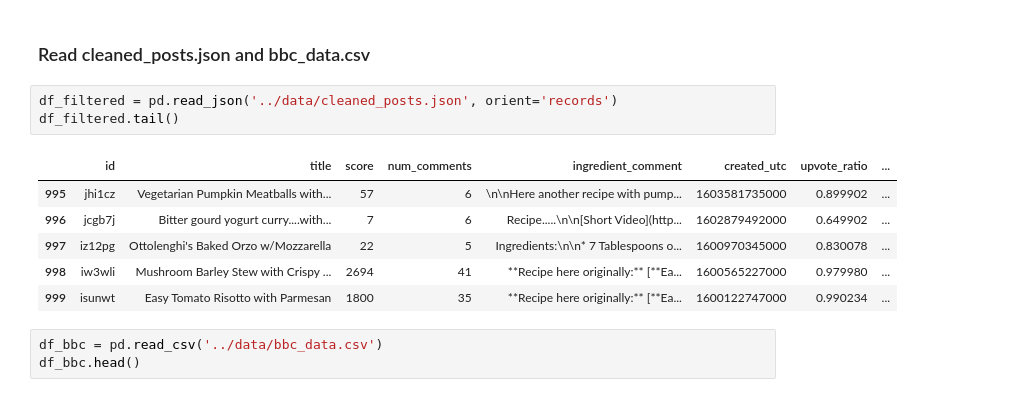
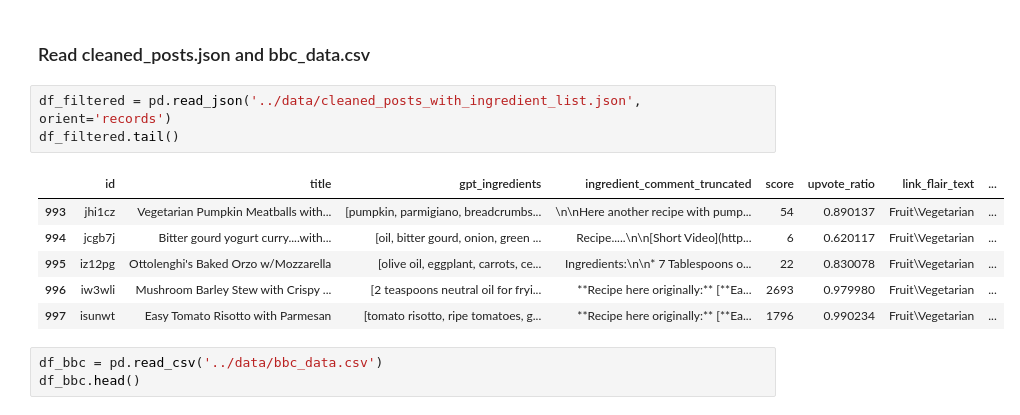
Before and after one commit to lse-ds105/ds105a-project-chadgpt, a Jupyter notebook: notebooks/04 Tests for Cosine Similarity.ipynb, the cells around one changed output. Drawn from its saved outputs; the diff is of its cells as text.

```diff
--- a/notebooks/04 Tests for Cosine Similarity.ipynb
+++ b/notebooks/04 Tests for Cosine Similarity.ipynb
@@ -86,15 +86,15 @@ df_bbc.to_csv('../data/bbc_data.csv', index=False)
 # %% [markdown]
 ### Read cleaned_posts.json and bbc_data.csv
 # %%
-df_filtered = pd.read_json('../data/cleaned_posts.json', orient='records')
+df_filtered = pd.read_json('../data/cleaned_posts_with_ingredient_list.json', orient='records')
 df_filtered.tail()
 # %% [output]
-|  | id | title | score | num_comments | ingredient_comment | created_utc | upvote_ratio | ... |
-| 995 | jhi1cz | Vegetarian Pumpkin Meatballs with... | 57 | 6 | \n\nHere another recipe with pump... | 1603581735000 | 0.899902 | ... |
-| 996 | jcgb7j | Bitter gourd yogurt curry....with... | 7 | 6 | Recipe.....\n\n[Short Video](http... | 1602879492000 | 0.649902 | ... |
-| 997 | iz12pg | Ottolenghi's Baked Orzo w/Mozzarella | 22 | 5 | Ingredients:\n\n* 7 Tablespoons o... | 1600970345000 | 0.830078 | ... |
-| 998 | iw3wli | Mushroom Barley Stew with Crispy ... | 2694 | 41 | **Recipe here originally:** [**Ea... | 1600565227000 | 0.979980 | ... |
-| 999 | isunwt | Easy Tomato Risotto with Parmesan | 1800 | 35 | **Recipe here originally:** [**Ea... | 1600122747000 | 0.990234 | ... |
+|  | id | title | gpt_ingredients | ingredient_comment_truncated | score | upvote_ratio | link_flair_text | ... |
+| 993 | jhi1cz | Vegetarian Pumpkin Meatballs with... | [pumpkin, parmigiano, breadcrumbs... | \n\nHere another recipe with pump... | 54 | 0.890137 | Fruit\Vegetarian | ... |
+| 994 | jcgb7j | Bitter gourd yogurt curry....with... | [oil, bitter gourd, onion, green ... | Recipe.....\n\n[Short Video](http... | 6 | 0.620117 | Fruit\Vegetarian | ... |
+| 995 | iz12pg | Ottolenghi's Baked Orzo w/Mozzarella | [olive oil, eggplant, carrots, ce... | Ingredients:\n\n* 7 Tablespoons o... | 22 | 0.830078 | Fruit\Vegetarian | ... |
+| 996 | iw3wli | Mushroom Barley Stew with Crispy ... | [2 teaspoons neutral oil for fryi... | **Recipe here originally:** [**Ea... | 2693 | 0.979980 | Fruit\Vegetarian | ... |
+| 997 | isunwt | Easy Tomato Risotto with Parmesan | [tomato risotto, ripe tomatoes, g... | **Recipe here originally:** [**Ea... | 1796 | 0.990234 | Fruit\Vegetarian | ... |
 # %%
 df_bbc = pd.read_csv('../data/bbc_data.csv')
 df_bbc.head()
```
Also changed, not shown: parts of 7 cells of this notebook, 3 other files.
